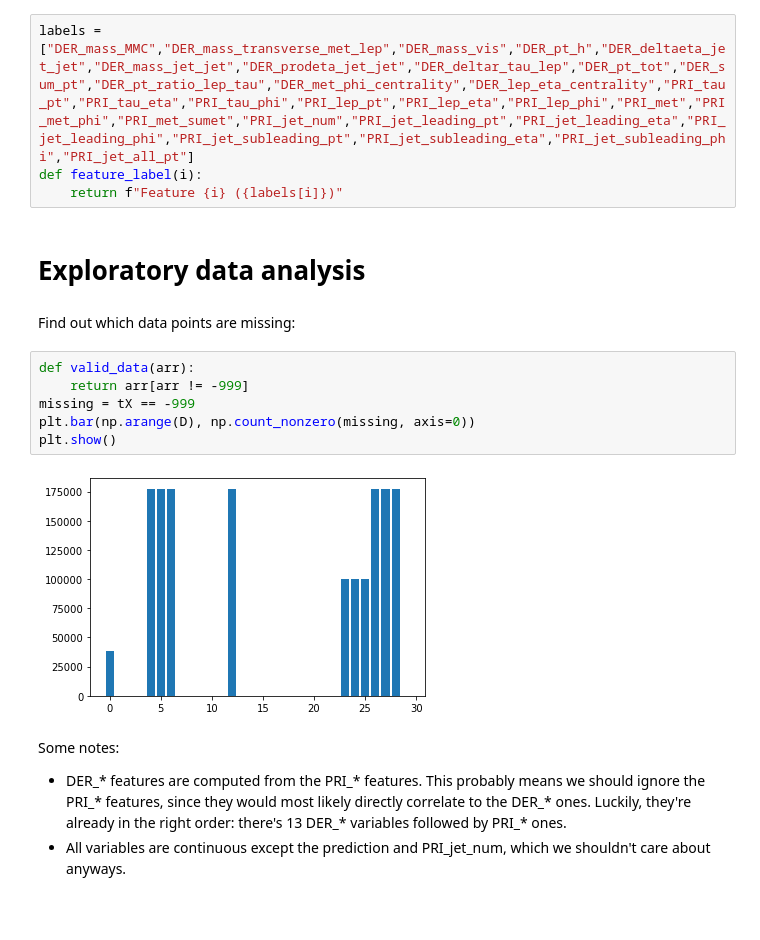
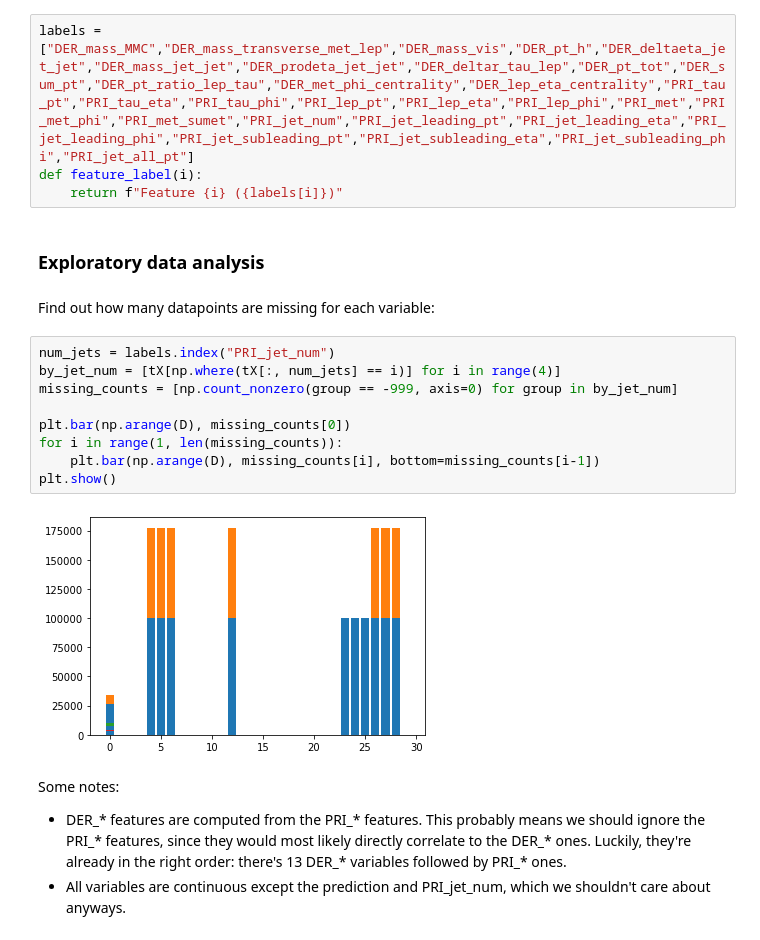
Before and after one commit to CRefice/ML_course, a Jupyter notebook: projects/project1/scripts/project1.ipynb, the cells around one changed output. Drawn from its saved outputs; the diff is of its cells as text; blank space fills up the shorter version.

Commit message:
More experiments with validation

```diff
--- a/projects/project1/scripts/project1.ipynb
+++ b/projects/project1/scripts/project1.ipynb
@@ -21,17 +18,20 @@ labels = ["DER_mass_MMC","DER_mass_transverse_met_lep","DER_mass_vis","DER_pt_h"
 def feature_label(i):
     return f"Feature {i} ({labels[i]})"
 # %% [markdown]
-# Exploratory data analysis
+### Exploratory data analysis
 # %% [markdown]
-Find out which data points are missing:
+Find out how many datapoints are missing for each variable:
-# %%
-def valid_data(arr):
-    return arr[arr != -999]
-missing = tX == -999
-plt.bar(np.arange(D), np.count_nonzero(missing, axis=0))
-plt.show()
-# %% [output]
-[figure, removed]
+# %%
+num_jets = labels.index("PRI_jet_num")
+by_jet_num = [tX[np.where(tX[:, num_jets] == i)] for i in range(4)]
+missing_counts = [np.count_nonzero(group == -999, axis=0) for group in by_jet_num]
+
+plt.bar(np.arange(D), missing_counts[0])
+for i in range(1, len(missing_counts)):
+    plt.bar(np.arange(D), missing_counts[i], bottom=missing_counts[i-1])
+plt.show()
+# %% [output]
+[figure, added]
 # %% [markdown]
 Some notes:
 * DER_* features are computed from the PRI_* features. This probably means we should ignore the PRI_* features, since they would most likely directly correlate to the DER_* ones. Luckily, they're already in the right order: there's 13 DER_* variables followed by PRI_* ones.
```
Also changed, not shown: parts of 7 cells of this notebook, 2 other files.
